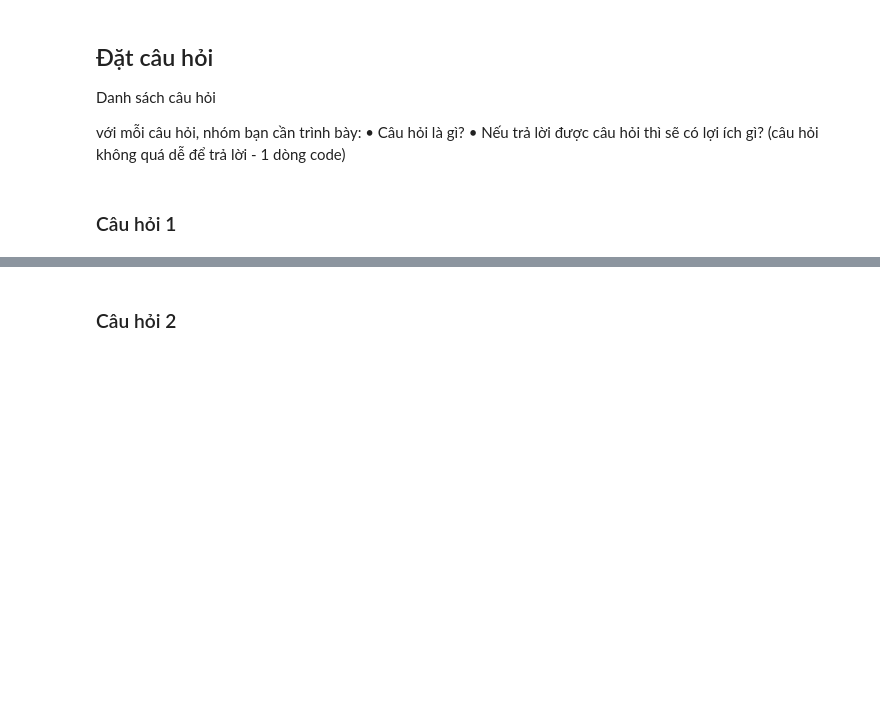
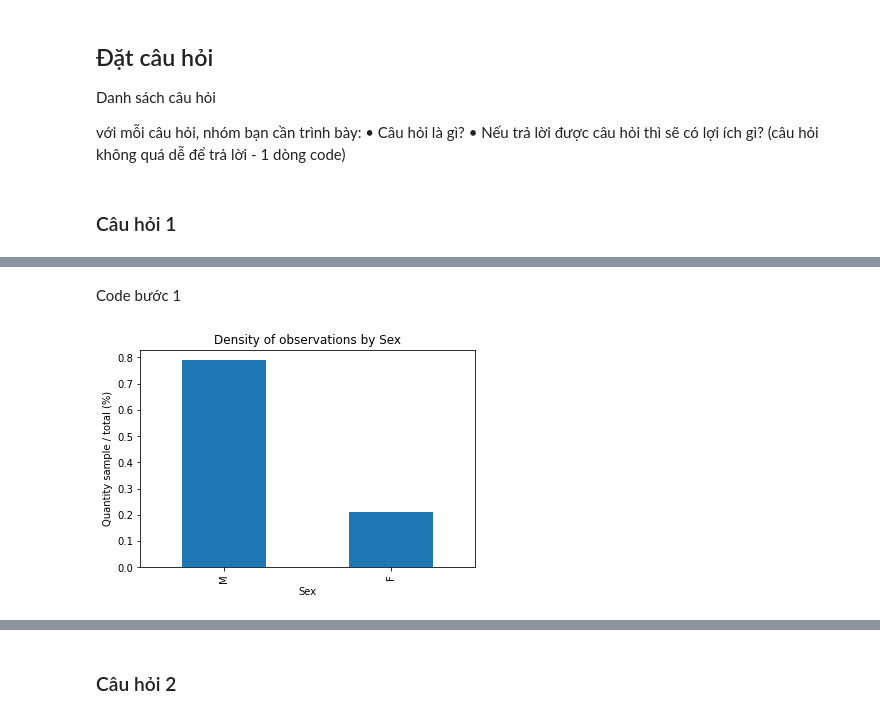
Before and after one commit to MinhVuong2000/P4DS-FinalProject, a Jupyter notebook: Final_Project.ipynb, the cells around one changed output, grey strips where cells are left out. Cells and saved outputs as stored; diff of their text form; code cells hidden in the pictures; blank space fills up the shorter version.

```diff
--- a/Final_Project.ipynb
+++ b/Final_Project.ipynb
@@ -202,0 +187,7 @@ câu trả lời cho câu hỏi?
+# %% [markdown]
+Code bước 1
+# %%
+density_by_sex = df['Sex'].value_counts() / len(df)
+density_by_sex.plot.bar(xlabel='Sex', ylabel='Quantity sample / total (%)', title='Density of observations by Sex');
+# %% [output]
+[figure, added]
```
Also changed, not shown: parts of 6 cells of this notebook.
